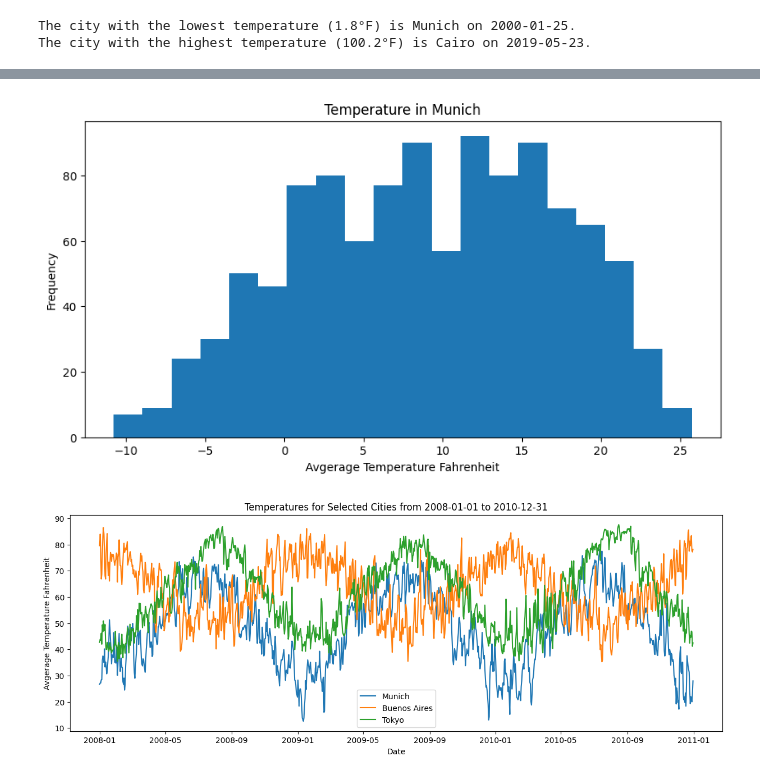
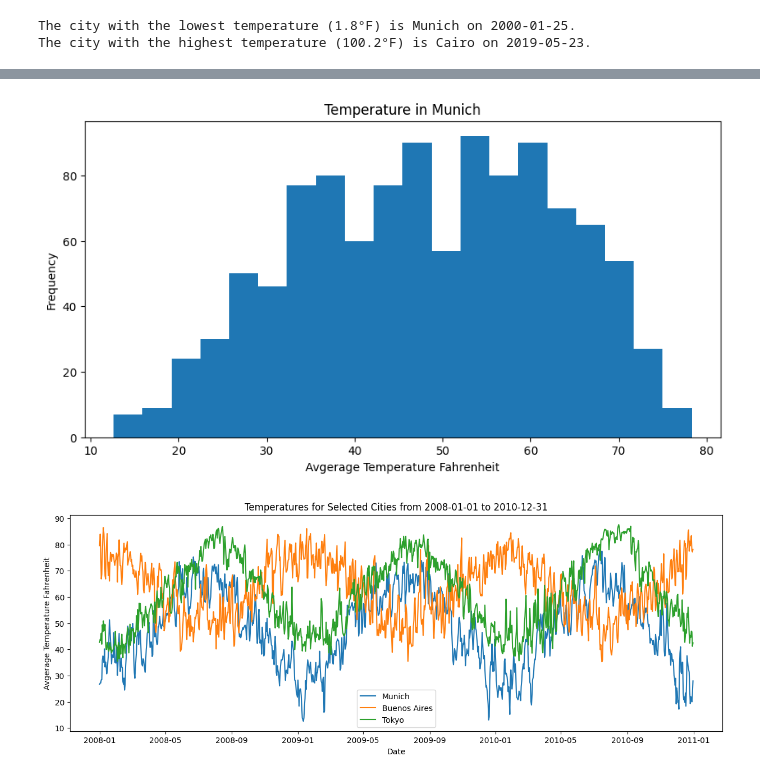
Before and after one commit to codezilla69/kyle_palm_eae_ipld_project, a Jupyter notebook: development/03_temperatures_dashboard.ipynb, the cells around one changed output, grey strips where cells are left out. Drawn from its saved outputs; the diff is of its cells as text; code cells hidden in the pictures.

```diff
--- a/development/03_temperatures_dashboard.ipynb
+++ b/development/03_temperatures_dashboard.ipynb
@@ -163,16 +163,16 @@ plt.show()
 # %%
 # TODO: Build the histogram plot using the city_df_period AvgTemperatureCelsius column as the data to plot
 
 plt.figure(figsize=(10, 5))
 
-plt.hist(city_df_period["AvgTemperatureCelsius"], bins=20)    # TODO: use the city_df_period AvgTemperatureCelsius column as the data to plot, you can use the parameter bins=20
+plt.hist(city_df_period["AvgTemperatureFahrenheit"], bins=20)    # TODO: use the city_df_period AvgTemperatureCelsius column as the data to plot, you can use the parameter bins=20
 plt.title(f"Temperature in {city}")   # TODO
 plt.xlabel("Avgerage Temperature Fahrenheit")  # TODO
 plt.ylabel("Frequency")  # TODO
 
 plt.show()
 # %% [output]
-[figure, old version]
+[figure, new version]
 # %%
 # Ex 3.7: Now repeat the previous question but for a list of cities:
 #   - Make a line plot with the temperature reads of the cities in the list, for the selected time period, every city has to be a different line with a different color, the x axis has to be the timestamp column.
```
Also changed, not shown: parts of 2 cells of this notebook.
